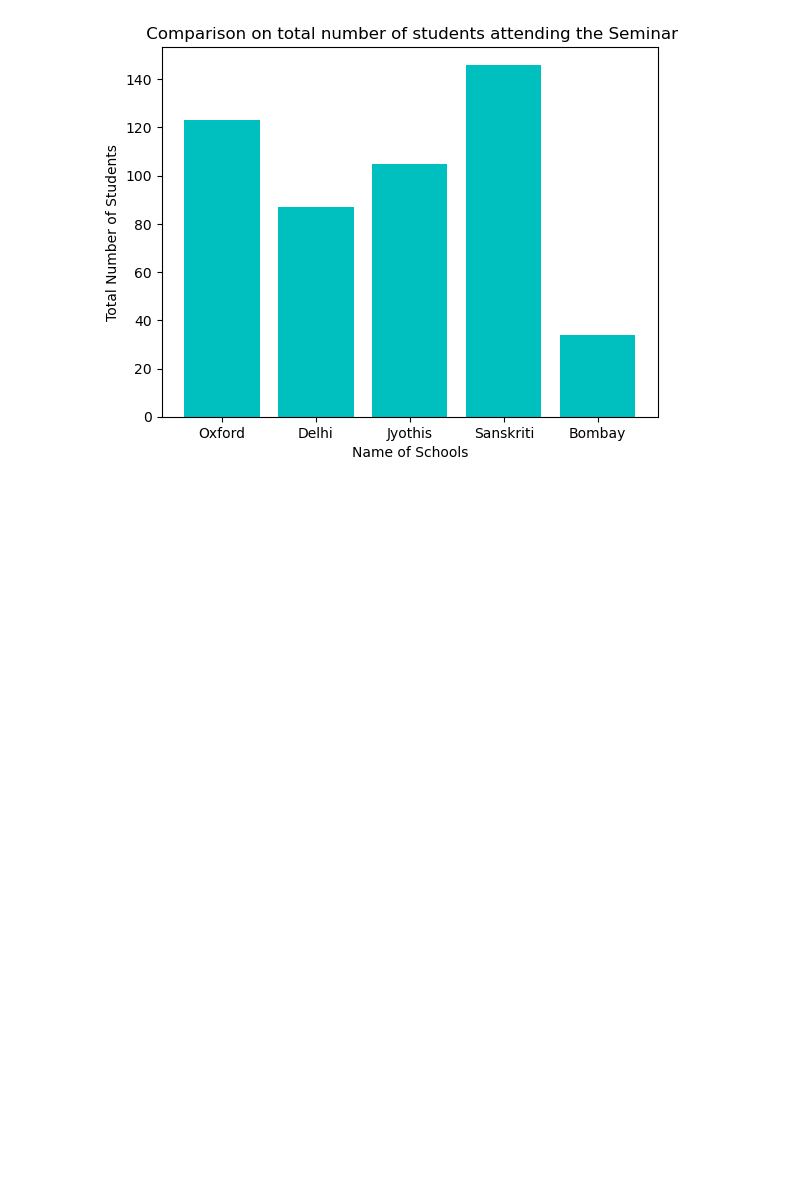
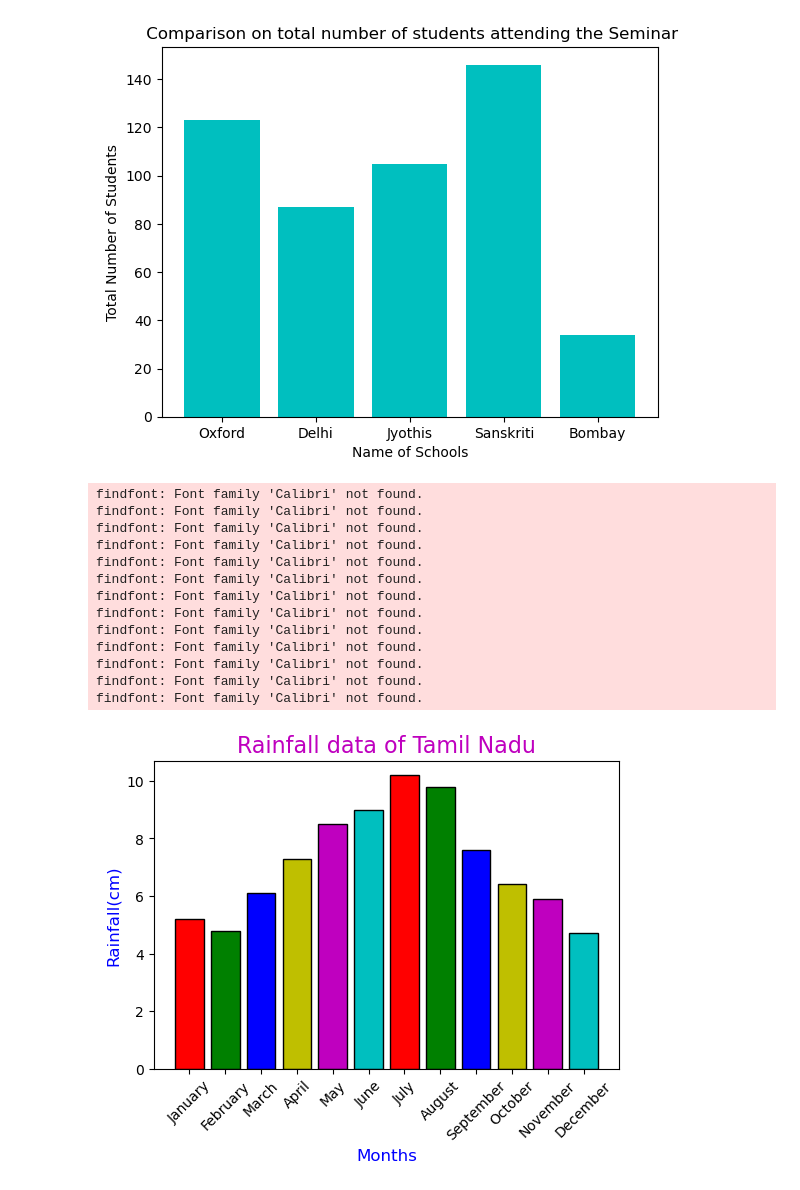
Before and after one commit to oldMan1/schoolTeachings, a Jupyter notebook: school_teachings/AI/11/unit 5 Data Literacy – Data Collection to Data Analysis/Data Literacy – Data Collection to Data Analysis.ipynb, the cells around one changed output. Saved outputs shown, nothing was run; the diff lists cells and outputs as text; code cells hidden in the pictures; blank space fills up the shorter version.

```diff
--- a/school_teachings/AI/11/unit 5 Data Literacy – Data Collection to Data Analysis/Data Literacy – Data Collection to Data Analysis.ipynb
+++ b/school_teachings/AI/11/unit 5 Data Literacy – Data Collection to Data Analysis/Data Literacy – Data Collection to Data Analysis.ipynb
@@ -145,19 +146,38 @@ pl.show()
 # %%
 # Program 7
 # Write a program to draw a bar chart to visualize the
 # comparative rainfall data for 12 months in Tamil Nadu
 # using the CSV file "rainfall.csv".
 
+# note : data is fictitious and created for the purpose of this program. It is not the actual rainfall data of Tamil Nadu.
+
 import pandas as pd
 import matplotlib.pyplot as plt
 df=pd.read_csv("rainfall.csv")
 x=df['Months']
 y=df[ 'Rainfall(cm)']
-plt.c=["r","g","b","y","m","c"]
+
 plt.figure(figsize=(6,4))
+
+c=["r","g","b","y","m","c"]
 plt.bar(x,y,color=c,edgecolor='k')
 plt.xticks(rotation = 45)
 plt.xlabel("Months", fontname='Calibri',color='b' ,fontsize=12)
 plt.ylabel("Rainfall(cm)",fontname='Calibri',color='b' ,fontsize=12)
 plt.title("Rainfall data of Tamil Nadu", fontname='Calibri',color='m' ,fontsize=16)
 plt.show()
+# %% [output]
+findfont: Font family 'Calibri' not found.
+findfont: Font family 'Calibri' not found.
+findfont: Font family 'Calibri' not found.
+findfont: Font family 'Calibri' not found.
+findfont: Font family 'Calibri' not found.
+findfont: Font family 'Calibri' not found.
+findfont: Font family 'Calibri' not found.
+findfont: Font family 'Calibri' not found.
+findfont: Font family 'Calibri' not found.
+findfont: Font family 'Calibri' not found.
+findfont: Font family 'Calibri' not found.
+findfont: Font family 'Calibri' not found.
+findfont: Font family 'Calibri' not found.
+[figure, added]
```
Also changed, not shown: parts of 4 cells of this notebook, 6 other files.
